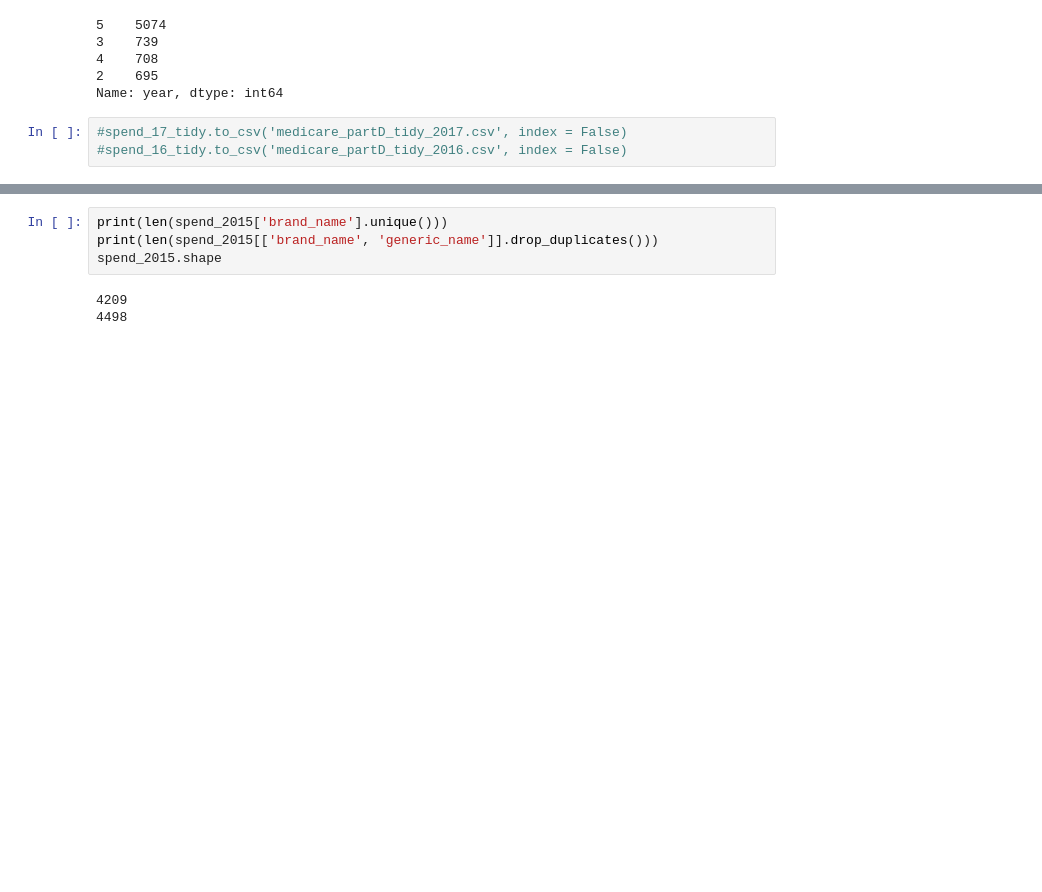
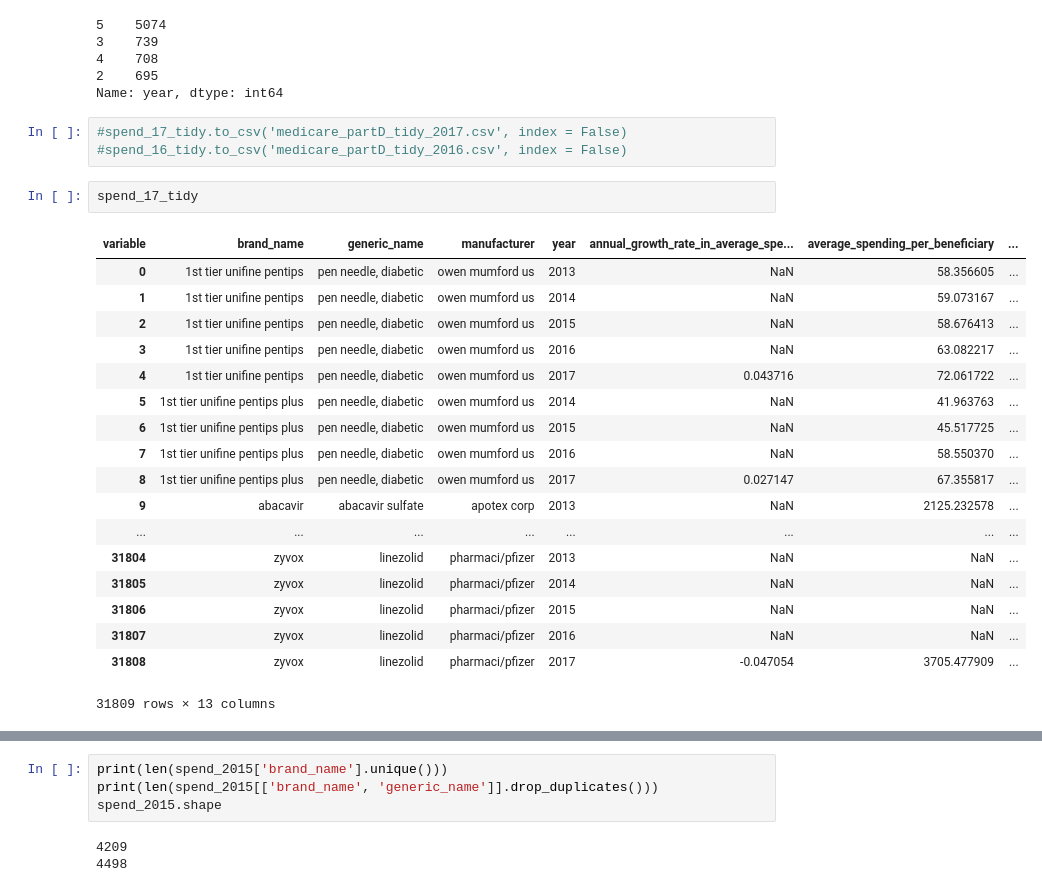
Before and after one commit to darya-akimova/medicare_spending_analysis, a Jupyter notebook: Preleminary exploration, cleaning, and tidying (Part D).ipynb, the cells around one changed output, grey strips where cells are left out. Cells and saved outputs as stored; diff of their text form; blank space fills up the shorter version.

```diff
--- a/Preleminary exploration, cleaning, and tidying (Part D).ipynb
+++ b/Preleminary exploration, cleaning, and tidying (Part D).ipynb
@@ -704,3 +704,24 @@ Name: year, dtype: int64
 # %%
 #spend_17_tidy.to_csv('medicare_partD_tidy_2017.csv', index = False)
 #spend_16_tidy.to_csv('medicare_partD_tidy_2016.csv', index = False)
+# %%
+spend_17_tidy
+# %% [output]
+| variable | brand_name | generic_name | manufacturer | year | annual_growth_rate_in_average_spe... | average_spending_per_beneficiary | ... |
+| 0 | 1st tier unifine pentips | pen needle, diabetic | owen mumford us | 2013 | NaN | 58.356605 | ... |
+| 1 | 1st tier unifine pentips | pen needle, diabetic | owen mumford us | 2014 | NaN | 59.073167 | ... |
+| 2 | 1st tier unifine pentips | pen needle, diabetic | owen mumford us | 2015 | NaN | 58.676413 | ... |
+| 3 | 1st tier unifine pentips | pen needle, diabetic | owen mumford us | 2016 | NaN | 63.082217 | ... |
+| 4 | 1st tier unifine pentips | pen needle, diabetic | owen mumford us | 2017 | 0.043716 | 72.061722 | ... |
+| 5 | 1st tier unifine pentips plus | pen needle, diabetic | owen mumford us | 2014 | NaN | 41.963763 | ... |
+| 6 | 1st tier unifine pentips plus | pen needle, diabetic | owen mumford us | 2015 | NaN | 45.517725 | ... |
+| 7 | 1st tier unifine pentips plus | pen needle, diabetic | owen mumford us | 2016 | NaN | 58.550370 | ... |
+| 8 | 1st tier unifine pentips plus | pen needle, diabetic | owen mumford us | 2017 | 0.027147 | 67.355817 | ... |
+| 9 | abacavir | abacavir sulfate | apotex corp | 2013 | NaN | 2125.232578 | ... |
+| ... | ... | ... | ... | ... | ... | ... | ... |
+| 31804 | zyvox | linezolid | pharmaci/pfizer | 2013 | NaN | NaN | ... |
+| 31805 | zyvox | linezolid | pharmaci/pfizer | 2014 | NaN | NaN | ... |
+| 31806 | zyvox | linezolid | pharmaci/pfizer | 2015 | NaN | NaN | ... |
+| 31807 | zyvox | linezolid | pharmaci/pfizer | 2016 | NaN | NaN | ... |
+| 31808 | zyvox | linezolid | pharmaci/pfizer | 2017 | -0.047054 | 3705.477909 | ... |
+31809 rows × 13 columns
```
Also changed, not shown: parts of 5 cells of this notebook, 4 other files.
